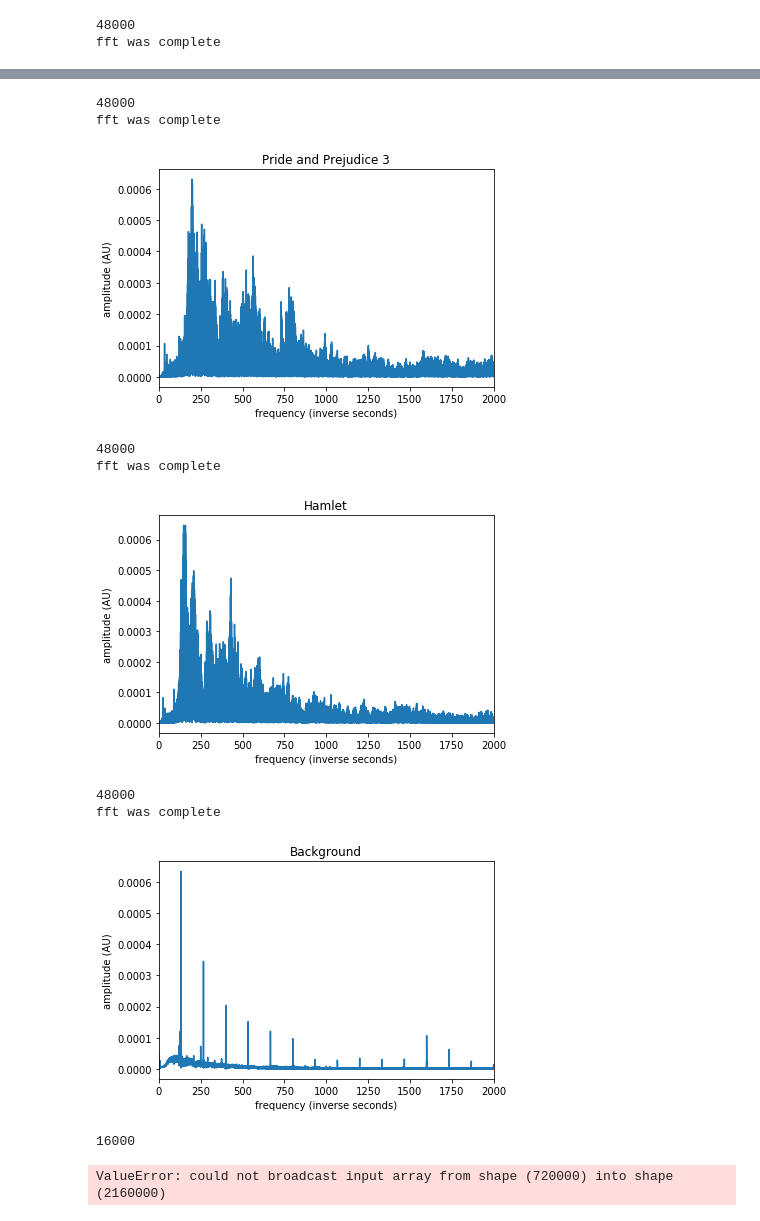
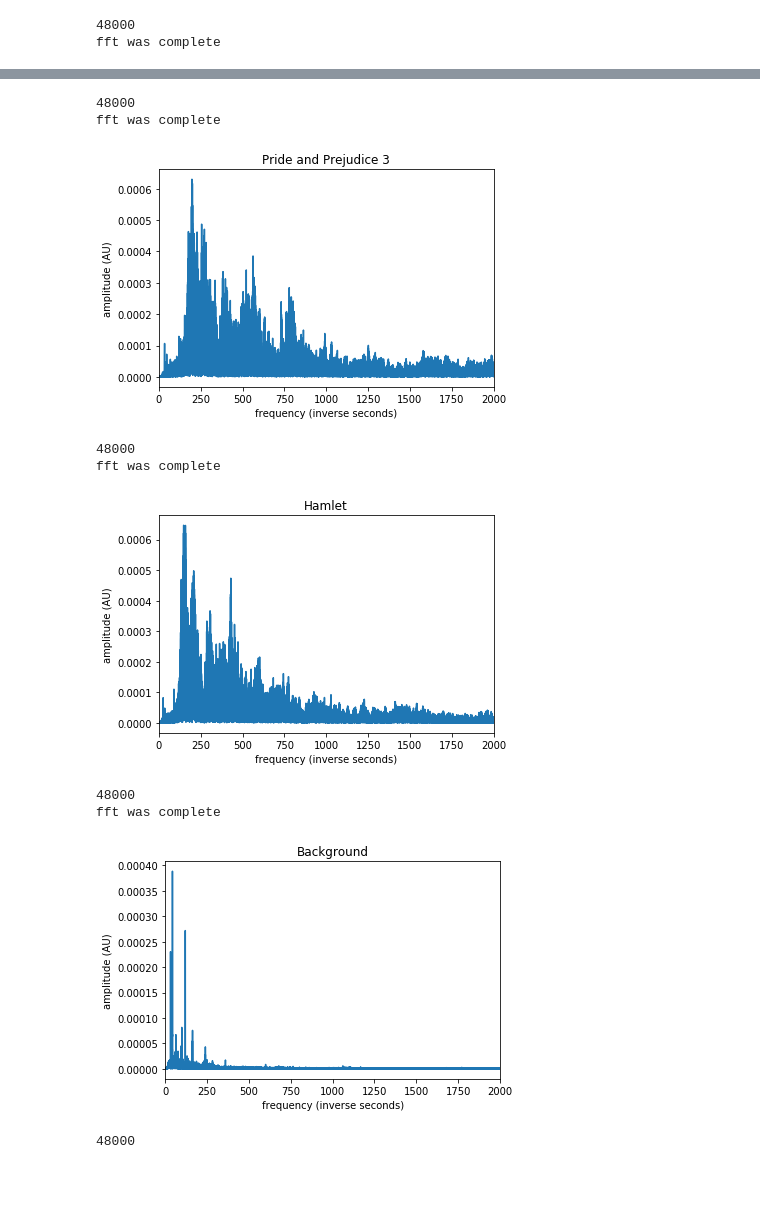
Before and after one commit to bishk/15project_correct, a Jupyter notebook: week_2.ipynb, the cells around one changed output, grey strips where cells are left out. Drawn from its saved outputs; the diff is of its cells as text; code cells hidden in the pictures; blank space fills up the shorter version.

Commit message:
blank test added

```diff
--- a/week_2.ipynb
+++ b/week_2.ipynb
@@ -8,29 +8,28 @@ import matplotlib.pyplot as plt
 import scipy.fftpack
 from IPython.display import Audio
 # %%
-PPs = ["PP_1.wav", "PP_2.wav", "PP_3.wav", "hamlet.wav", "background.wav"] #recordings of the same passage of pride and prejudice
+PPs = ["PP_1.wav", "PP_2.wav", "PP_3.wav", "hamlet.wav", "blank_test.wav"] #recordings of the same passage of pride and prejudice
 titles = ["Pride and Prejudice 1", "Pride and Prejudice 2", "Pride and Prejudice 3", "Hamlet", "Background"]
 n = 2160000 #length for this sample length
 ffts = np.zeros((len(PPs), n))
 
 for i in np.arange(len(PPs)):
     fft_i, _, samplerate = code.fft_wrapper(PPs[i], pass_title = titles[i])
     print(samplerate)
     ffts[i, :] = fft_i
 # %% [output]
 fft was complete
 [figure]
 48000
 fft was complete
 [figure]
 48000
 fft was complete
 [figure]
 48000
 fft was complete
 [figure]
 48000
 fft was complete
-[figure, old version]
+[figure, new version]
-16000
+48000
-ValueError: could not broadcast input array from shape (720000) into shape (2160000)
```
